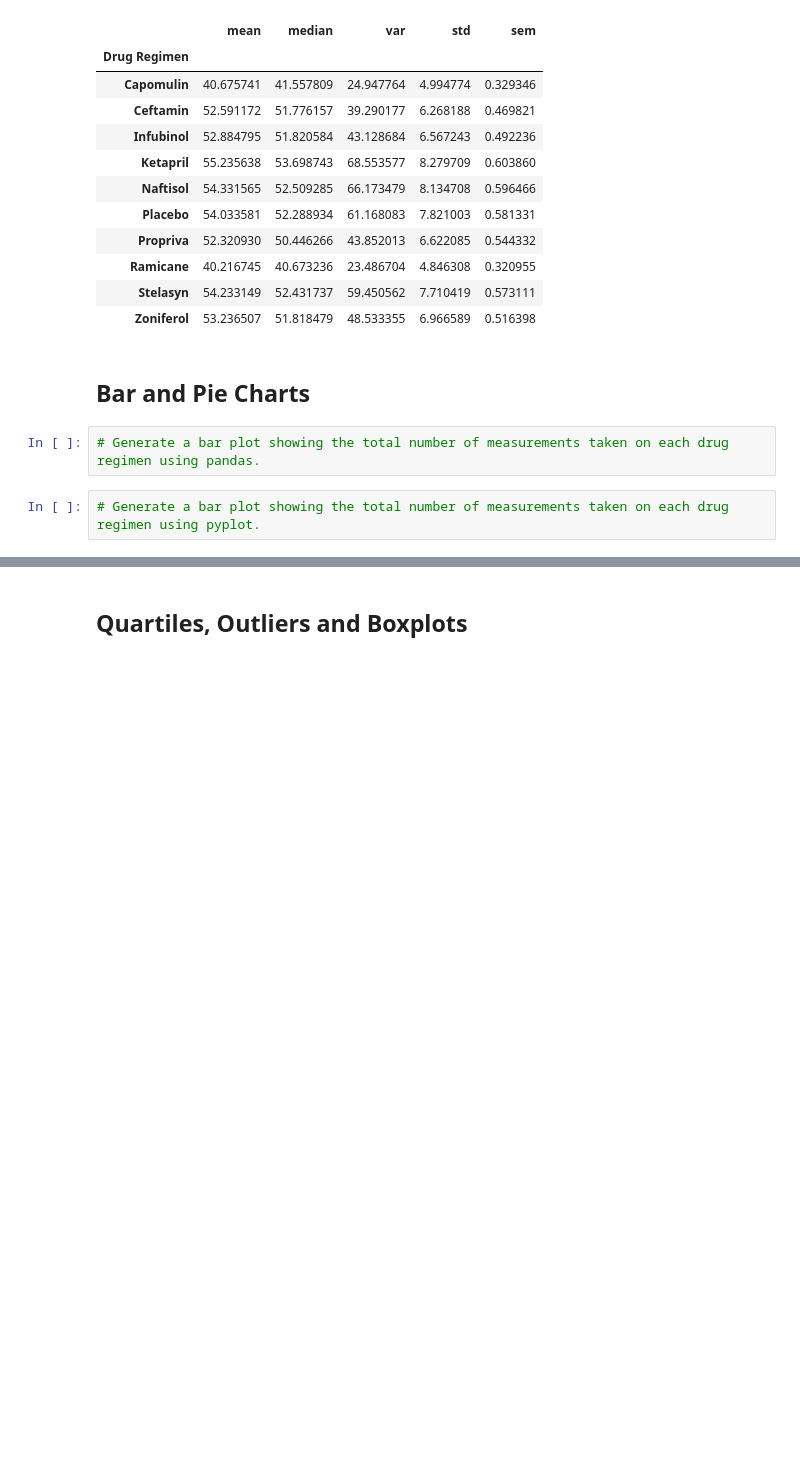
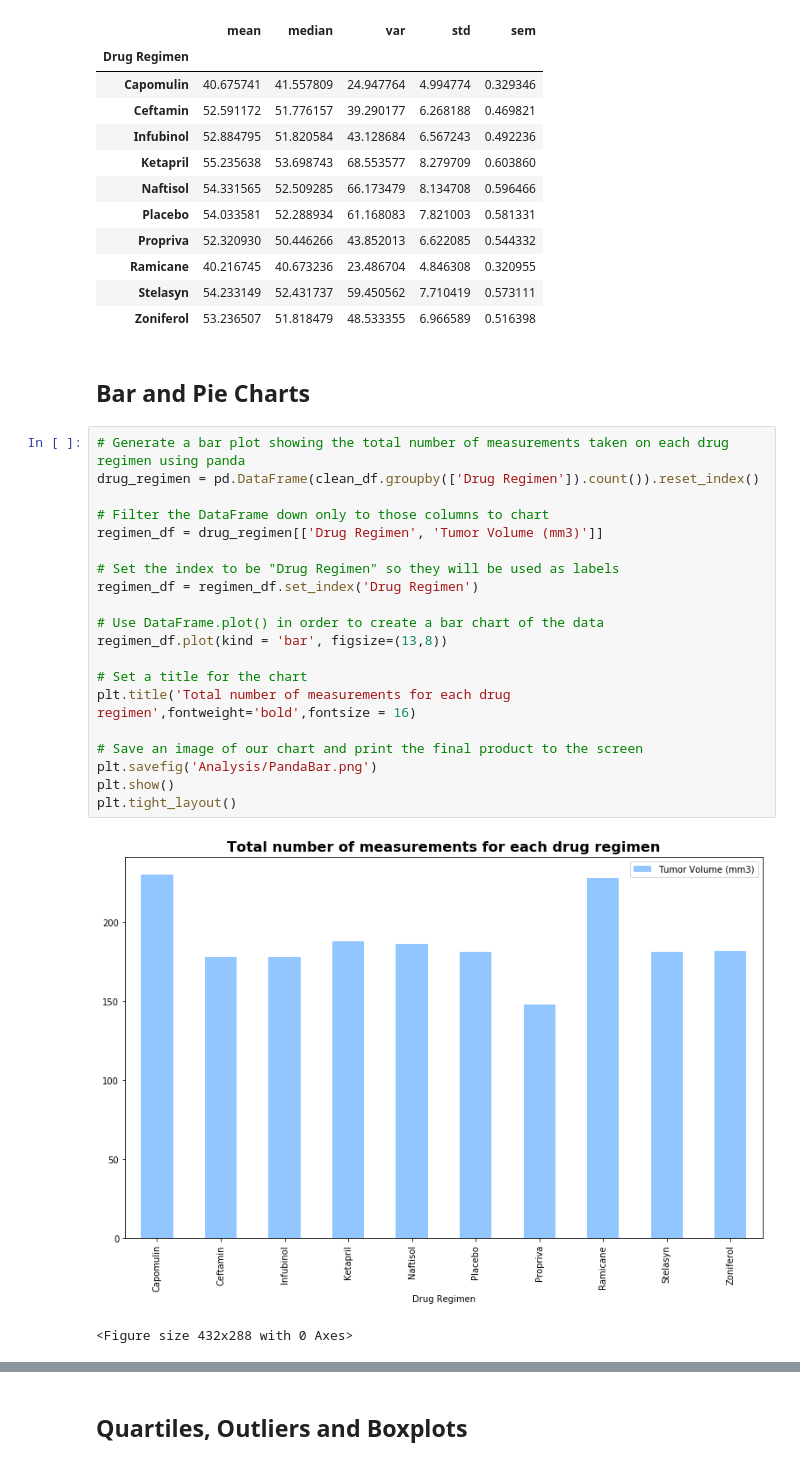
Before and after one commit to aashitarakesh/Matplotlib_Challenge, a Jupyter notebook: pymaceuticals_starter.ipynb, the cells around one changed output, grey strips where cells are left out. Cells and saved outputs as stored; diff of their text form; blank space fills up the shorter version.

```diff
--- a/pymaceuticals_starter.ipynb
+++ b/pymaceuticals_starter.ipynb
@@ -142,7 +136,26 @@ summary_stats
 | Zoniferol | 53.236507 | 51.818479 | 48.533355 | 6.966589 | 0.516398 |
 # %% [markdown]
 ## Bar and Pie Charts
-# %%
-# Generate a bar plot showing the total number of measurements taken on each drug regimen using pandas.
-# %%
-# Generate a bar plot showing the total number of measurements taken on each drug regimen using pyplot.
+# %%
+# Generate a bar plot showing the total number of measurements taken on each drug regimen using panda
+drug_regimen = pd.DataFrame(clean_df.groupby(['Drug Regimen']).count()).reset_index()
+
+# Filter the DataFrame down only to those columns to chart
+regimen_df = drug_regimen[['Drug Regimen', 'Tumor Volume (mm3)']]
+
+# Set the index to be "Drug Regimen" so they will be used as labels
+regimen_df = regimen_df.set_index('Drug Regimen')
+
+# Use DataFrame.plot() in order to create a bar chart of the data
+regimen_df.plot(kind = 'bar', figsize=(13,8))
+
+# Set a title for the chart
+plt.title('Total number of measurements for each drug regimen',fontweight='bold',fontsize = 16)
+
+# Save an image of our chart and print the final product to the screen
+plt.savefig('Analysis/PandaBar.png')
+plt.show()
+plt.tight_layout()
+# %% [output]
+[figure, added]
+<Figure size 432x288 with 0 Axes>
```
Also changed, not shown: parts of 23 cells of this notebook, 11 other files.
